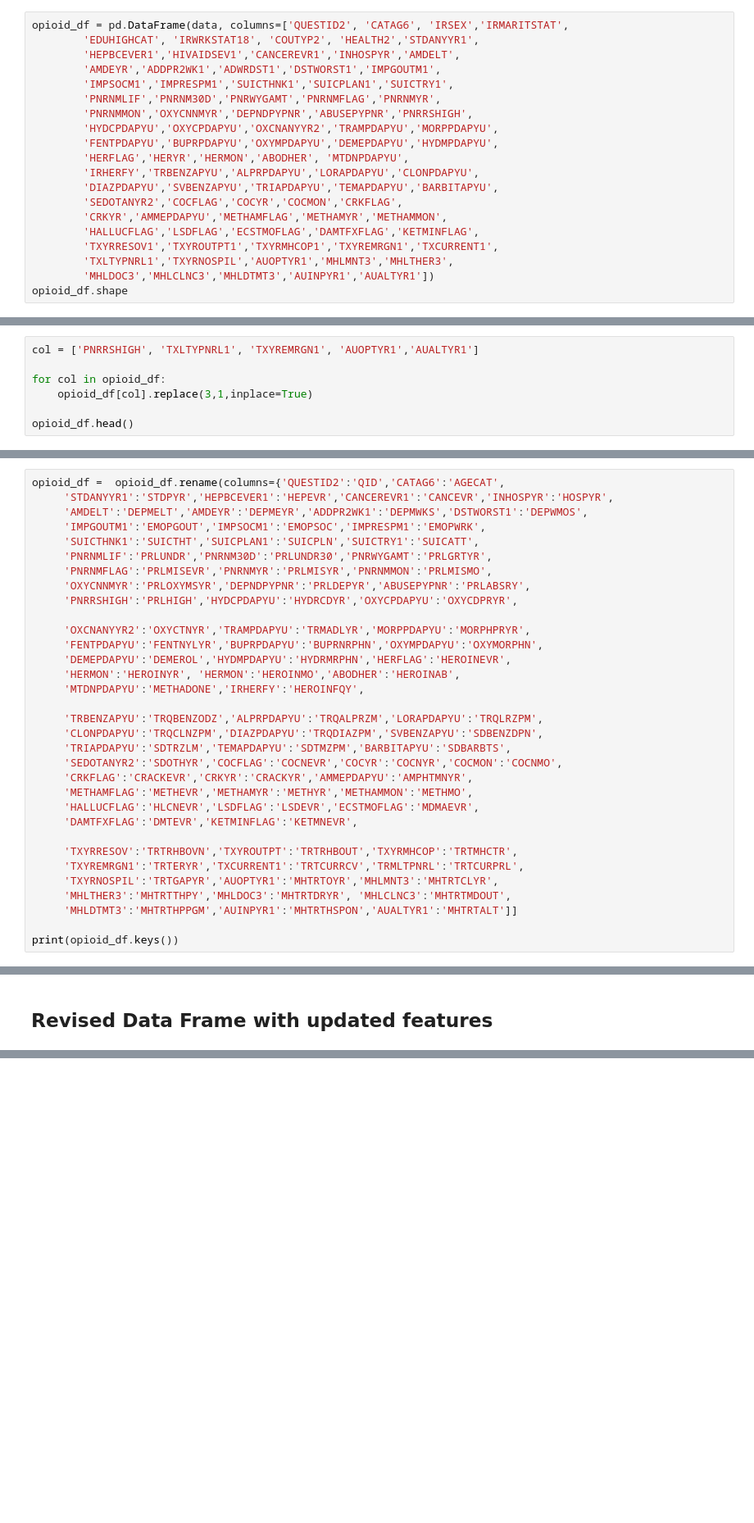
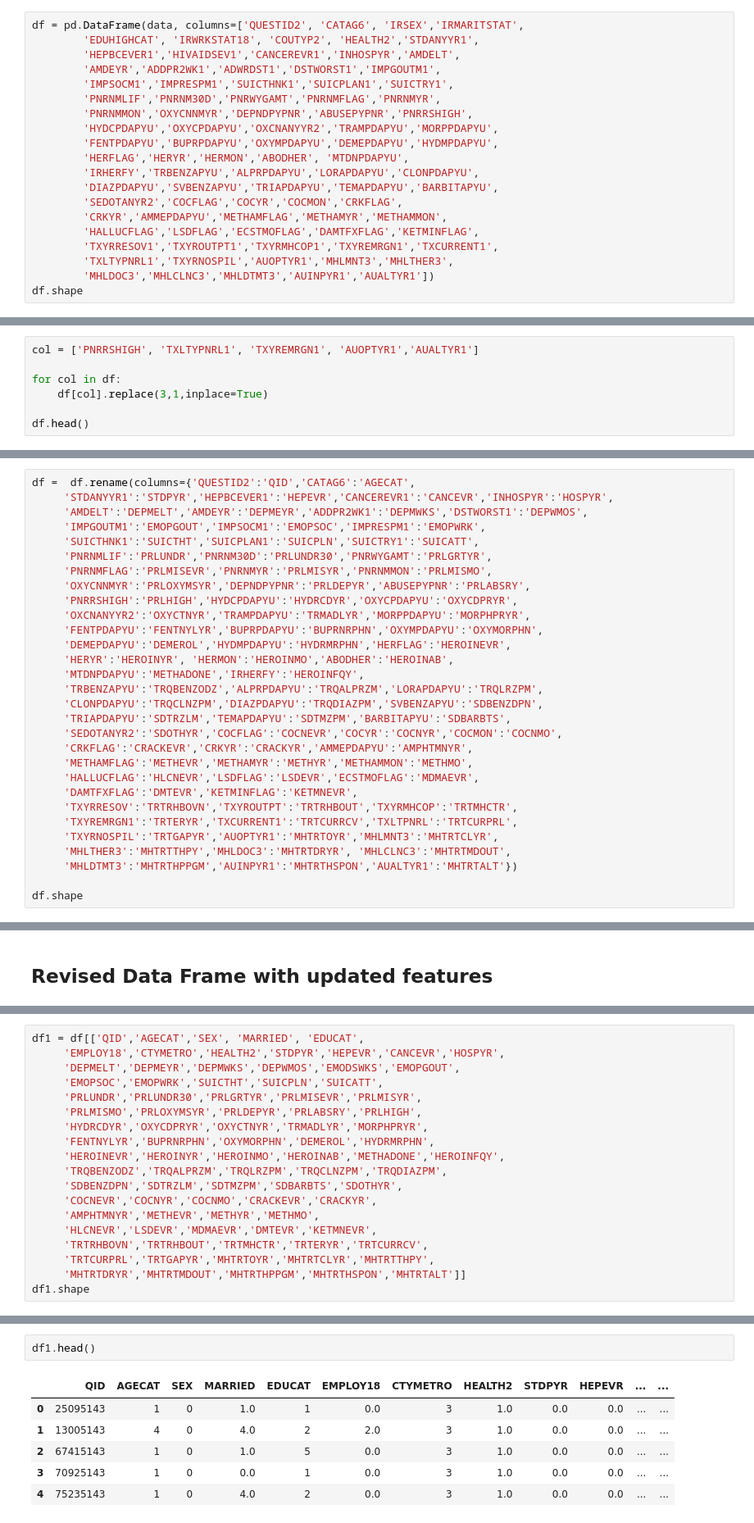
Before and after one commit to smshiverick/bigdata-applications-analytics-F17, a Jupyter notebook: project/BDA_Project_Data.ipynb, the cells around one changed output, grey strips where cells are left out. Shown at 82% size. Saved outputs shown, nothing was run; the diff lists cells and outputs as text; blank space fills up the shorter version.

```diff
--- a/project/BDA_Project_Data.ipynb
+++ b/project/BDA_Project_Data.ipynb
@@ -25,5 +27,5 @@ data.shape
 # %%
-opioid_df = pd.DataFrame(data, columns=['QUESTID2', 'CATAG6', 'IRSEX','IRMARITSTAT',
+df = pd.DataFrame(data, columns=['QUESTID2', 'CATAG6', 'IRSEX','IRMARITSTAT',
         'EDUHIGHCAT', 'IRWRKSTAT18', 'COUTYP2', 'HEALTH2','STDANYYR1',
         'HEPBCEVER1','HIVAIDSEV1','CANCEREVR1','INHOSPYR','AMDELT',
         'AMDEYR','ADDPR2WK1','ADWRDST1','DSTWORST1','IMPGOUTM1',
@@ -41,4 +43,4 @@ opioid_df = pd.DataFrame(data, columns=['QUESTID2', 'CATAG6', 'IRSEX','IRMARITST
         'TXYRRESOV1','TXYROUTPT1','TXYRMHCOP1','TXYREMRGN1','TXCURRENT1',
         'TXLTYPNRL1','TXYRNOSPIL','AUOPTYR1','MHLMNT3','MHLTHER3',
         'MHLDOC3','MHLCLNC3','MHLDTMT3','AUINPYR1','AUALTYR1'])
-opioid_df.shape
+df.shape
@@ -88,7 +124,7 @@ opioid_df.head()
 # %%
 col = ['PNRRSHIGH', 'TXLTYPNRL1', 'TXYREMRGN1', 'AUOPTYR1','AUALTYR1']
 
-for col in opioid_df:
-    opioid_df[col].replace(3,1,inplace=True)
+for col in df:
+    df[col].replace(3,1,inplace=True)
 
-opioid_df.head()
+df.head()
@@ -114,5 +190,5 @@ opioid_df.columns
 # %%
-opioid_df =  opioid_df.rename(columns={'QUESTID2':'QID','CATAG6':'AGECAT',
+df =  df.rename(columns={'QUESTID2':'QID','CATAG6':'AGECAT',
      'STDANYYR1':'STDPYR','HEPBCEVER1':'HEPEVR','CANCEREVR1':'CANCEVR','INHOSPYR':'HOSPYR',
      'AMDELT':'DEPMELT','AMDEYR':'DEPMEYR','ADDPR2WK1':'DEPMWKS','DSTWORST1':'DEPWMOS',
      'IMPGOUTM1':'EMOPGOUT','IMPSOCM1':'EMOPSOC','IMPRESPM1':'EMOPWRK',
@@ -121,13 +197,11 @@ opioid_df =  opioid_df.rename(columns={'QUESTID2':'QID','CATAG6':'AGECAT',
      'PNRNMFLAG':'PRLMISEVR','PNRNMYR':'PRLMISYR','PNRNMMON':'PRLMISMO',
      'OXYCNNMYR':'PRLOXYMSYR','DEPNDPYPNR':'PRLDEPYR','ABUSEPYPNR':'PRLABSRY',
      'PNRRSHIGH':'PRLHIGH','HYDCPDAPYU':'HYDRCDYR','OXYCPDAPYU':'OXYCDPRYR',
-
      'OXCNANYYR2':'OXYCTNYR','TRAMPDAPYU':'TRMADLYR','MORPPDAPYU':'MORPHPRYR',
      'FENTPDAPYU':'FENTNYLYR','BUPRPDAPYU':'BUPRNRPHN','OXYMPDAPYU':'OXYMORPHN',
      'DEMEPDAPYU':'DEMEROL','HYDMPDAPYU':'HYDRMRPHN','HERFLAG':'HEROINEVR',
-     'HERMON':'HEROINYR', 'HERMON':'HEROINMO','ABODHER':'HEROINAB',
+     'HERYR':'HEROINYR', 'HERMON':'HEROINMO','ABODHER':'HEROINAB',
      'MTDNPDAPYU':'METHADONE','IRHERFY':'HEROINFQY',
-
      'TRBENZAPYU':'TRQBENZODZ','ALPRPDAPYU':'TRQALPRZM','LORAPDAPYU':'TRQLRZPM',
      'CLONPDAPYU':'TRQCLNZPM','DIAZPDAPYU':'TRQDIAZPM','SVBENZAPYU':'SDBENZDPN',
      'TRIAPDAPYU':'SDTRZLM','TEMAPDAPYU':'SDTMZPM','BARBITAPYU':'SDBARBTS',
@@ -136,11 +210,10 @@ opioid_df =  opioid_df.rename(columns={'QUESTID2':'QID','CATAG6':'AGECAT',
      'METHAMFLAG':'METHEVR','METHAMYR':'METHYR','METHAMMON':'METHMO',
      'HALLUCFLAG':'HLCNEVR','LSDFLAG':'LSDEVR','ECSTMOFLAG':'MDMAEVR',
      'DAMTFXFLAG':'DMTEVR','KETMINFLAG':'KETMNEVR',
-
      'TXYRRESOV':'TRTRHBOVN','TXYROUTPT':'TRTRHBOUT','TXYRMHCOP':'TRTMHCTR',
-     'TXYREMRGN1':'TRTERYR','TXCURRENT1':'TRTCURRCV','TRMLTPNRL':'TRTCURPRL',
+     'TXYREMRGN1':'TRTERYR','TXCURRENT1':'TRTCURRCV','TXLTPNRL':'TRTCURPRL',
      'TXYRNOSPIL':'TRTGAPYR','AUOPTYR1':'MHTRTOYR','MHLMNT3':'MHTRTCLYR',
      'MHLTHER3':'MHTRTTHPY','MHLDOC3':'MHTRTDRYR', 'MHLCLNC3':'MHTRTMDOUT',
-     'MHLDTMT3':'MHTRTHPPGM','AUINPYR1':'MHTRTHSPON','AUALTYR1':'MHTRTALT']]
+     'MHLDTMT3':'MHTRTHPPGM','AUINPYR1':'MHTRTHSPON','AUALTYR1':'MHTRTALT'})
 
-print(opioid_df.keys())
+df.shape
@@ -172,0 +224,19 @@ opioid_DF.keys()
+# %%
+df1 = df[['QID','AGECAT','SEX', 'MARRIED', 'EDUCAT',
+     'EMPLOY18','CTYMETRO','HEALTH2','STDPYR','HEPEVR','CANCEVR','HOSPYR',
+     'DEPMELT','DEPMEYR','DEPMWKS','DEPWMOS','EMODSWKS','EMOPGOUT',
+     'EMOPSOC','EMOPWRK','SUICTHT','SUICPLN','SUICATT',
+     'PRLUNDR','PRLUNDR30','PRLGRTYR','PRLMISEVR','PRLMISYR',
+     'PRLMISMO','PRLOXYMSYR','PRLDEPYR','PRLABSRY','PRLHIGH',
+     'HYDRCDYR','OXYCDPRYR','OXYCTNYR','TRMADLYR','MORPHPRYR',
+     'FENTNYLYR','BUPRNRPHN','OXYMORPHN','DEMEROL','HYDRMRPHN',
+     'HEROINEVR','HEROINYR','HEROINMO','HEROINAB','METHADONE','HEROINFQY',
+     'TRQBENZODZ','TRQALPRZM','TRQLRZPM','TRQCLNZPM','TRQDIAZPM',
+     'SDBENZDPN','SDTRZLM','SDTMZPM','SDBARBTS','SDOTHYR',
+     'COCNEVR','COCNYR','COCNMO','CRACKEVR','CRACKYR',
+     'AMPHTMNYR','METHEVR','METHYR','METHMO',
+     'HLCNEVR','LSDEVR','MDMAEVR','DMTEVR','KETMNEVR',
+     'TRTRHBOVN','TRTRHBOUT','TRTMHCTR','TRTERYR','TRTCURRCV',
+     'TRTCURPRL','TRTGAPYR','MHTRTOYR','MHTRTCLYR','MHTRTTHPY',
+     'MHTRTDRYR','MHTRTMDOUT','MHTRTHPPGM','MHTRTHSPON','MHTRTALT']]
+df1.shape
@@ -172,0 +245,9 @@ opioid_DF.keys()
+# %%
+df1.head()
+# %% [output]
+|  | QID | AGECAT | SEX | MARRIED | EDUCAT | EMPLOY18 | CTYMETRO | HEALTH2 | STDPYR | HEPEVR | ... | ... |
+| 0 | 25095143 | 1 | 0 | 1.0 | 1 | 0.0 | 3 | 1.0 | 0.0 | 0.0 | ... | ... |
+| 1 | 13005143 | 4 | 0 | 4.0 | 2 | 2.0 | 3 | 1.0 | 0.0 | 0.0 | ... | ... |
+| 2 | 67415143 | 1 | 0 | 1.0 | 5 | 0.0 | 3 | 1.0 | 0.0 | 0.0 | ... | ... |
+| 3 | 70925143 | 1 | 0 | 0.0 | 1 | 0.0 | 3 | 1.0 | 0.0 | 0.0 | ... | ... |
+| 4 | 75235143 | 1 | 0 | 4.0 | 2 | 0.0 | 3 | 1.0 | 0.0 | 0.0 | ... | ... |
```
Also changed, not shown: parts of 18 cells of this notebook, 1 other file.
